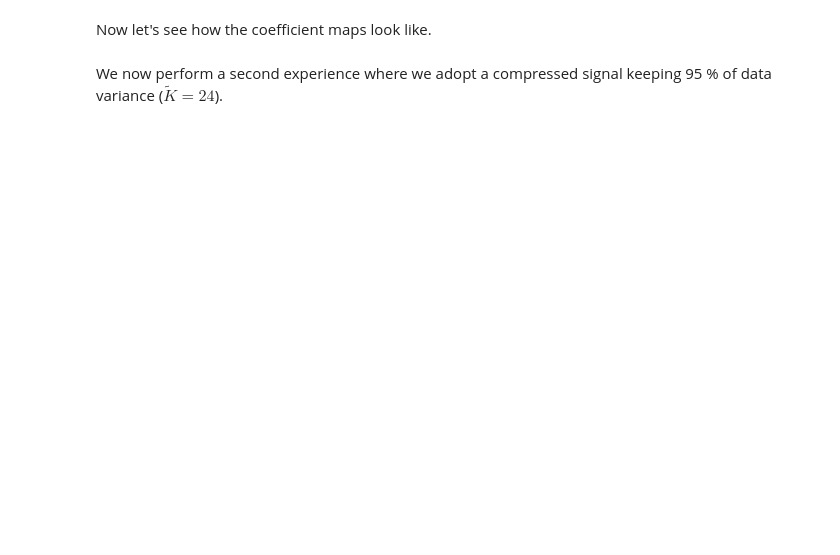
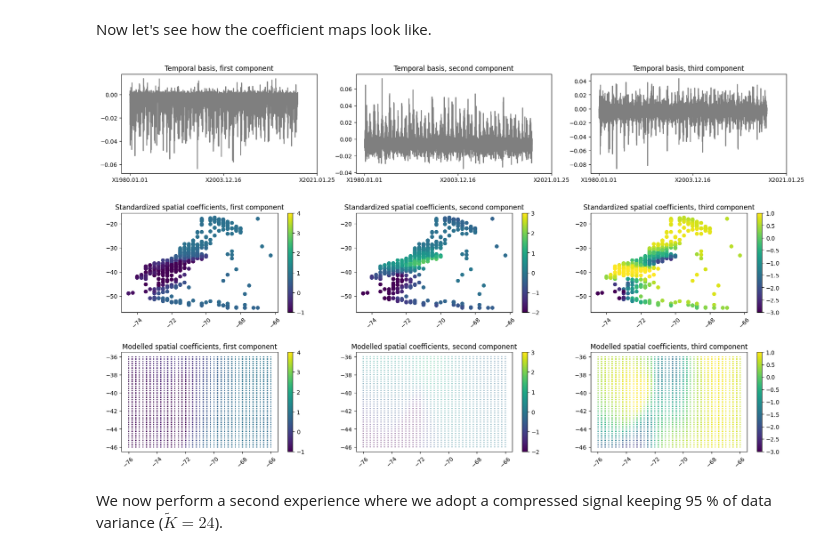
Before and after one commit to Panda0riginal/ST_DeepLearning, a Jupyter notebook: Code/Experiment_TemperatureData.ipynb, the cells around one changed output. Saved outputs shown, nothing was run; the diff lists cells and outputs as text; code cells hidden in the pictures; blank space fills up the shorter version.

```diff
--- a/Code/Experiment_TemperatureData.ipynb
+++ b/Code/Experiment_TemperatureData.ipynb
@@ -46,3 +58,4 @@ SwissMesh = pd.read_csv(Path_SwissMesh, header=0)
 #SwissMesh = SwissMesh[SwissMesh['Switzerland'] != 0] # We only keep points in Switzerland for the prediction maps
 columnsTitles = ['X', 'Y']
 SwissMesh = SwissMesh.reindex(columns=columnsTitles)
+SwissMesh["Z"]=0 #Simulada altura por mientras
@@ -197,7 +210,7 @@ scaler.fit(X_train)
 X_train = scaler.transform(X_train)
 X_test = scaler.transform(X_test)
 X_valid = scaler.transform(X_valid)
-#X_mesh = scaler.transform(SwissMesh)
+X_mesh = scaler.transform(SwissMesh)
 # %% [markdown]
 We now have to implement the neural netweork. We first define a custom recostruction layer. Then, we define a model using tensorflow functional functional API.
 # %%
@@ -295,14 +309,13 @@ plt.title('Test MAE')
 # %% [markdown]
 Now let's see how the coefficient maps look like.
+# %%
+# Training/testing data
+y_train_ = (pd.read_csv('Y_train.txt'))
+y_test_ = (pd.read_csv('Y_test.txt'))
+
+X_train_ = pd.read_csv('X_train.txt')
+X_test_ = pd.read_csv('X_test.txt')
 # %%
-# Training/testing data
-y_train_ = (pd.read_csv('Temperature_f1Hour_20162018_FilledData_train.txt', index_col=0)).T
-y_test_ = (pd.read_csv('Temperature_f1Hour_20162018_CleanedData_test.txt', index_col=0)).T
-
-X_train_ = pd.read_csv('Temperature_Stn_1Hour_20162018_train.txt', index_col=0).iloc[:,1:4]
-X_test_ = pd.read_csv('Temperature_Stn_1Hour_20162018_test.txt', index_col=0).iloc[:,1:4]
-
-
 Z_ = tf.constant(y_train_.values, dtype=tf.float32)
 
 time_mean_ = tf.reduce_mean(Z_, 0)
@@ -317,15 +330,15 @@ u_ =  u_ * tf.sqrt(nS-1)
 plt.figure(figsize=(21,12))
 plt.subplot(3,3,1)
 plt.plot(np.arange(len(v_[:,0])), v_[:,0], color='black', alpha=0.5)
-plt.xticks([0, 8750, 17500], [list(y_test.columns)[i] for i in [0, 8750, 17500]])
+plt.xticks([0, 8750, 17500], [list(y_test.columns)[i] for i in [0, 8750, 15000]])
 plt.title('Temporal basis, first component')
 plt.subplot(3,3,2)
 plt.plot(np.arange(len(v_[:,1])), v_[:,1], color='black', alpha=0.5)
-plt.xticks([0, 8750, 17500], [list(y_test.columns)[i] for i in [0, 8750, 17500]])
+plt.xticks([0, 8750, 17500], [list(y_test.columns)[i] for i in [0, 8750, 15000]])
 plt.title('Temporal basis, second component')
 plt.subplot(3,3,3)
 plt.plot(np.arange(len(v_[:,2])), v_[:,2], color='black', alpha=0.5)
-plt.xticks([0, 8750, 17500], [list(y_test.columns)[i] for i in [0, 8750, 17500]])
+plt.xticks([0, 8750, 17500], [list(y_test.columns)[i] for i in [0, 8750, 15000]])
 plt.title('Temporal basis, third component')
 
 
@@ -336,33 +349,35 @@ plt.colorbar()
 plt.title('Standardized spatial coefficients, first component')
 plt.subplot(3,3,5)
 plt.scatter(X_train_['X'], X_train_['Y'],c=u_[:,1], vmin=-2, vmax=3)
 plt.xticks(rotation=45)
 plt.colorbar()
 plt.title('Standardized spatial coefficients, second component')
 plt.subplot(3,3,6)
 plt.scatter(X_train_['X'], X_train_['Y'],c=u_[:,2], vmin=-3, vmax=1)
 plt.xticks(rotation=45)
 plt.colorbar()
 plt.title('Standardized spatial coefficients, third component')
 
 plt.subplot(3,3,7)
 plt.scatter(SwissMesh['X'], SwissMesh['Y'],c= y_pred_mesh[:,0], vmin=-1, vmax=4, marker =',', s =1.3)
 plt.xticks(rotation=45)
 plt.colorbar()
 plt.title('Modelled spatial coefficients, first component')
 plt.subplot(3,3,8)
-plt.scatter(SwissMesh['X'], SwissMesh['Y'],c= y_pred_mesh[:,1], vmin=-2, vmax=3, marker =',', s =1.3)
+plt.scatter(SwissMesh['X'], SwissMesh['Y'],c= y_pred_mesh[:,1], vmin=-2, vmax=3, marker ='.', s =1.3)
 
 plt.xticks(rotation=45)
 plt.colorbar()
 plt.title('Modelled spatial coefficients, second component')
 plt.subplot(3,3,9)
 plt.scatter(SwissMesh['X'], SwissMesh['Y'],c= y_pred_mesh[:,2], vmin=-3, vmax=1, marker =',', s =1.3)
 plt.xticks(rotation=45)
 plt.colorbar()
 plt.title('Modelled spatial coefficients, third component')
 plt.subplots_adjust(hspace = 0.4, wspace = 0.2)
 
 #plt.savefig('Temperature_eofs_allmesh.pdf', dpi=300)
+# %% [output]
+[figure, added]
 # %% [markdown]
 We now perform a second experience where we adopt a compressed signal keeping 95 \% of data variance ($\tilde K = 24$).
```
Also changed, not shown: parts of 15 cells of this notebook.
